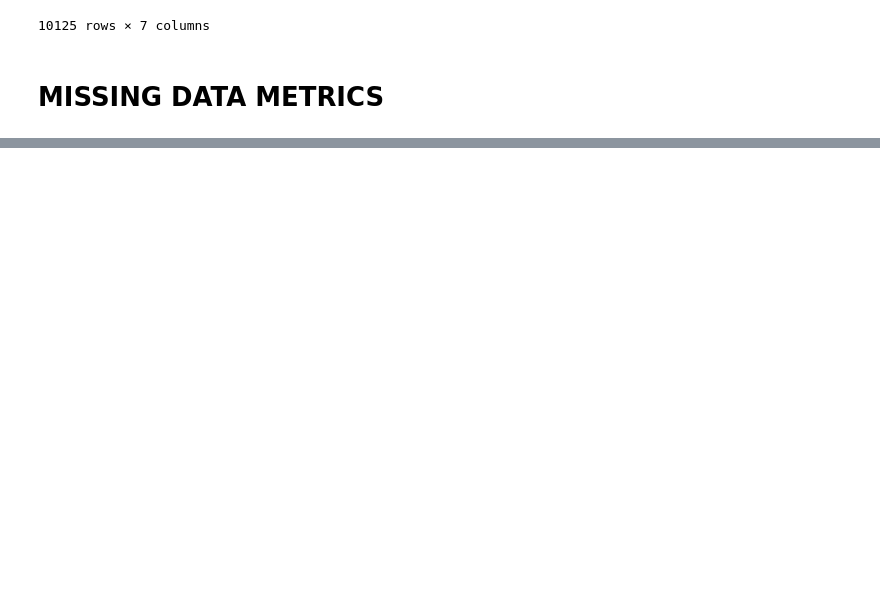
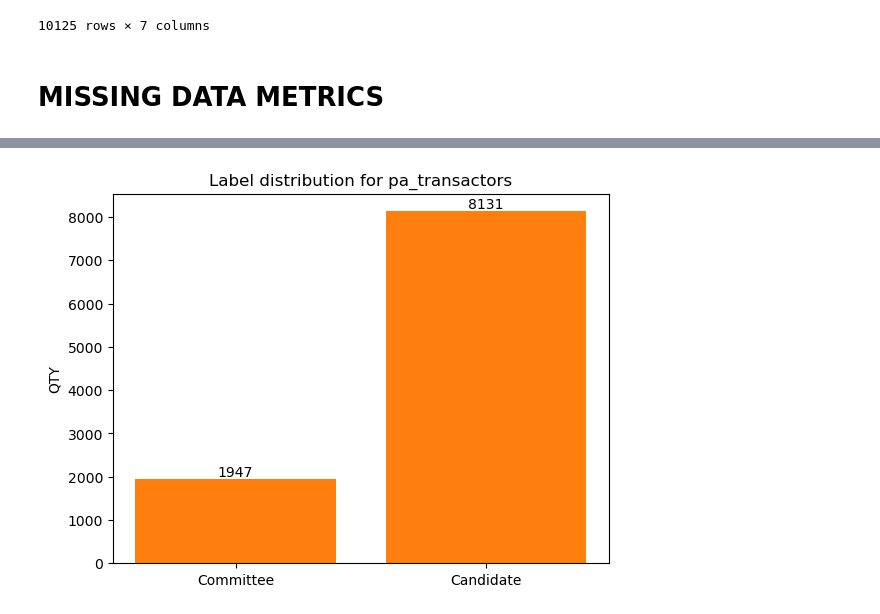
Before and after one commit to satadisha/ner_congressional_records, a Jupyter notebook: test.ipynb, the cells around one changed output, grey strips where cells are left out. Drawn from its saved outputs; the diff is of its cells as text; code cells hidden in the pictures; blank space fills up the shorter version.

```diff
--- a/test.ipynb
+++ b/test.ipynb
@@ -458 +392,3 @@ az_transcators.isna().mean()*100
 dtype: float64
+# %%
+pa_transcators['transactor_type'] = pa_transcators['transactor_type'].map(lambda x: np.nan if x == 'Unknown' else x)
@@ -462,0 +510,23 @@ pa_transcators.to_csv('pa_transactors_clean.csv')
+# %%
+
+fig, ax = plt.subplots()
+
+pa_transactors_labels =['Committee', 'Candidate']
+
+counts = pa_transcators.groupby(by='transactor_type').count()['id']
+
+
+
+ax.bar(pa_transactors_labels, counts)
+
+bars = ax.bar(pa_transactors_labels, counts)
+ax.bar_label(bars)
+
+
+ax.set_ylabel('QTY')
+ax.set_title('Label distribution for pa_transactors')
+
+
+plt.show()
+# %% [output]
+[figure, added]
```
Also changed, not shown: parts of 33 cells of this notebook.
